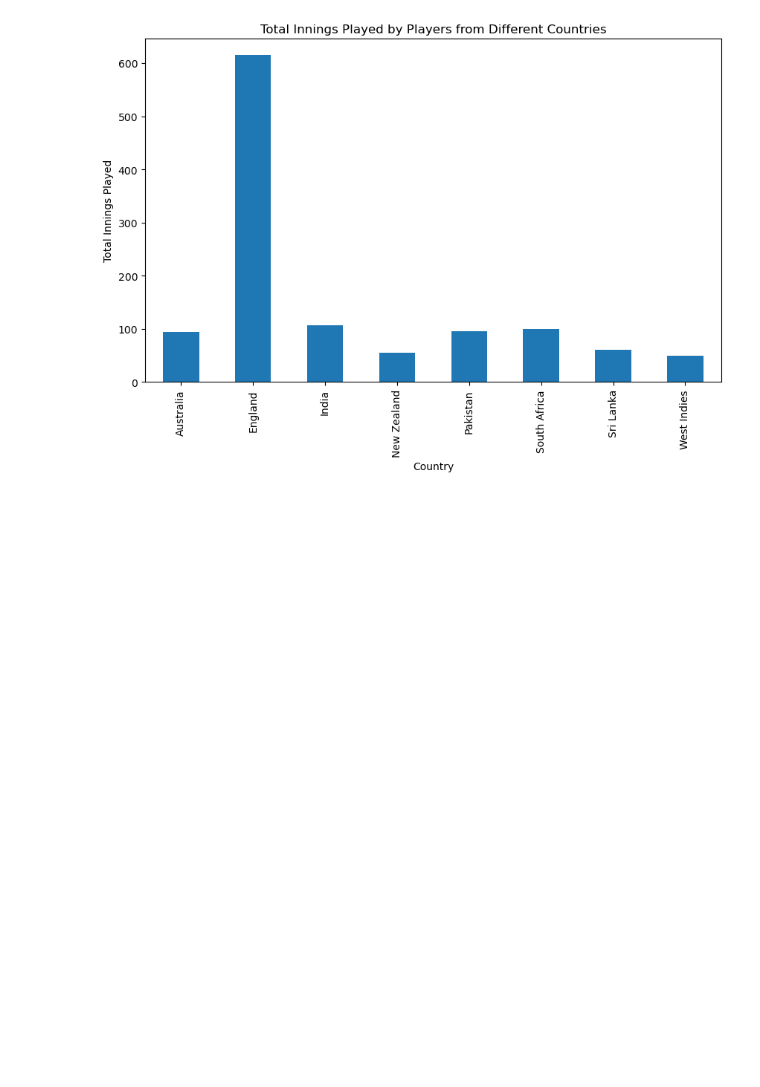
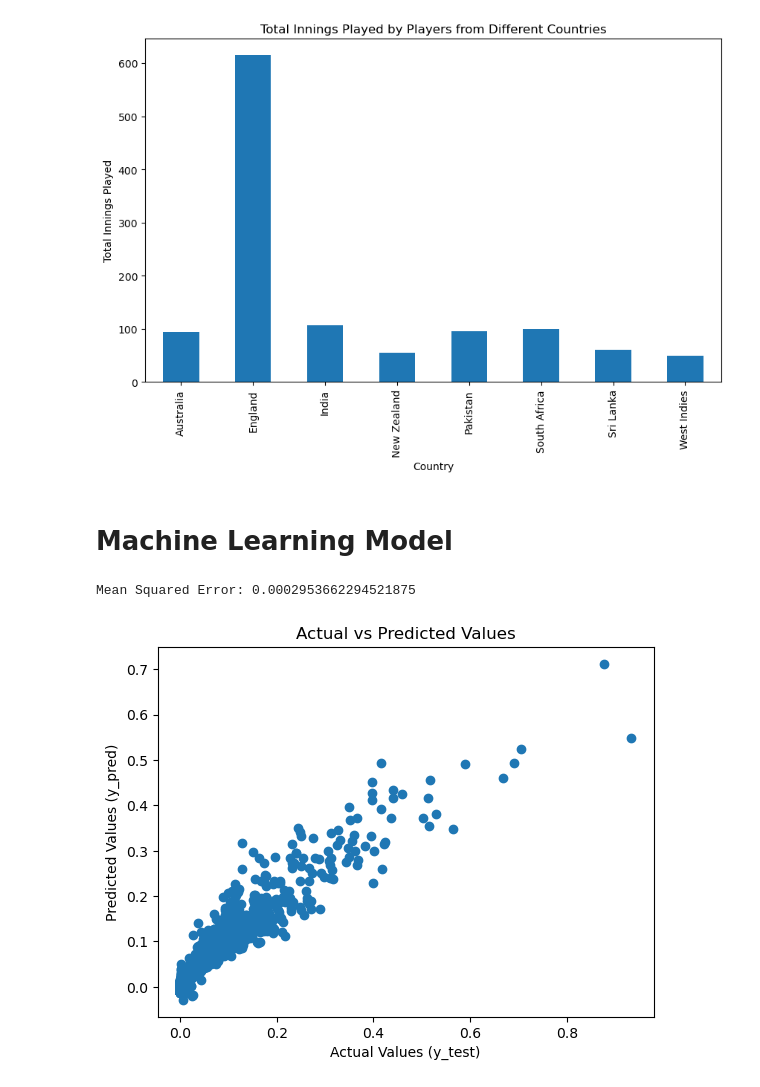
Before and after one commit to Fahadw9/data-science-project, a Jupyter notebook: NotebookFiles/Cricket_Analysis.ipynb, the cells around one changed output. Drawn from its saved outputs; the diff is of its cells as text; code cells hidden in the pictures; blank space fills up the shorter version.

Commit message:
Added Ridge Regression Model

```diff
--- a/NotebookFiles/Cricket_Analysis.ipynb
+++ b/NotebookFiles/Cricket_Analysis.ipynb
@@ -253,3 +253,56 @@ plt.ylabel("Total Innings Played")
 plt.show()
 # %% [output]
 [figure]
+# %% [markdown]
+# Machine Learning Model
+# %%
+# Import necessary libraries
+import pandas as pd
+from sklearn.model_selection import train_test_split
+from sklearn.linear_model import Ridge
+from sklearn.metrics import mean_squared_error
+from sklearn.preprocessing import StandardScaler
+
+# Load your dataset
+df = pd.read_csv("./Cleaned-Cricket-Dataset.csv")
+
+# Split the data into features (X) and target variable (y)
+X = df[['Matches', 'Innings', 'In-At Number', 'Average']]
+y = df['Runs']
+
+# Split the data into training and testing sets
+X_train, X_test, y_train, y_test = train_test_split(X, y, test_size=0.2, random_state=42)
+
+# Standardize the features
+scaler = StandardScaler()
+X_train_scaled = scaler.fit_transform(X_train)
+X_test_scaled = scaler.transform(X_test)
+
+# Initialize the Ridge regression model
+alpha = 1.0  # You can adjust the alpha parameter for the strength of regularization
+ridge_model = Ridge(alpha=alpha)
+
+# Fit the model on the training data
+ridge_model.fit(X_train_scaled, y_train)
+
+# Make predictions on the test data
+y_pred = ridge_model.predict(X_test_scaled)
+
+# Evaluate the model
+mse = mean_squared_error(y_test, y_pred)
+print(f'Mean Squared Error: {mse}')
+
+# use this trained model (ridge_model) to make predictions on new data.
+# %% [output]
+Mean Squared Error: 0.0002953662294521875
+# %%
+import matplotlib.pyplot as plt
+
+# Scatter plot of actual vs predicted values
+plt.scatter(y_test, y_pred)
+plt.title('Actual vs Predicted Values')
+plt.xlabel('Actual Values (y_test)')
+plt.ylabel('Predicted Values (y_pred)')
+plt.show()
+# %% [output]
+[figure, added]
```
Also changed, not shown: parts of 2 cells of this notebook, 1 other file.
